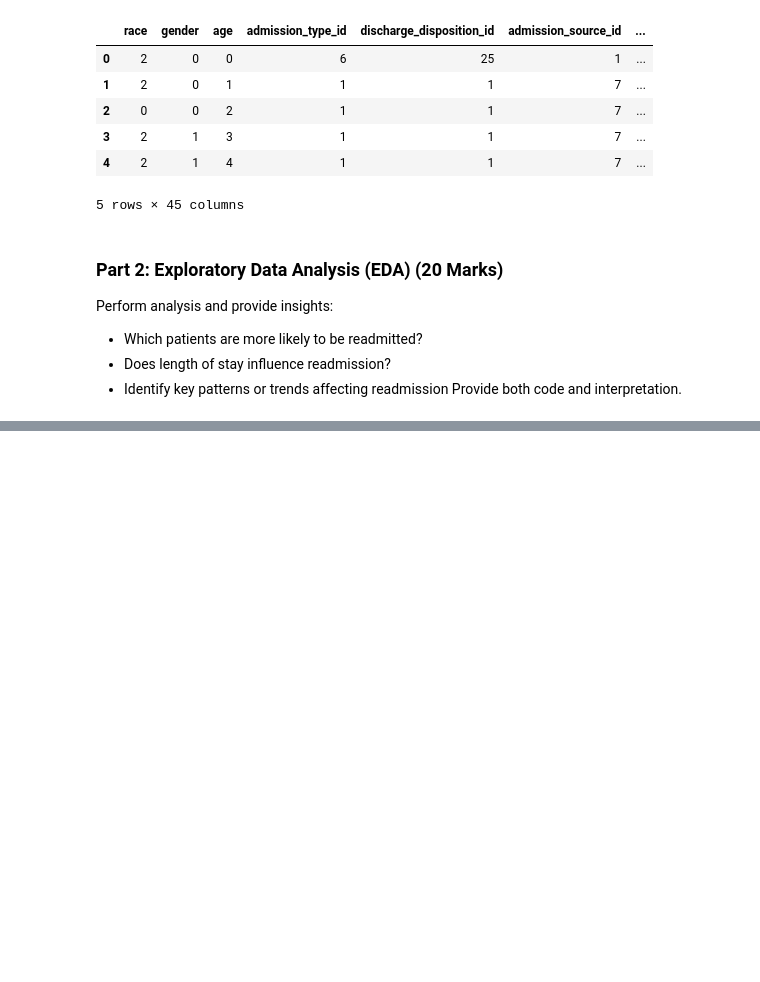
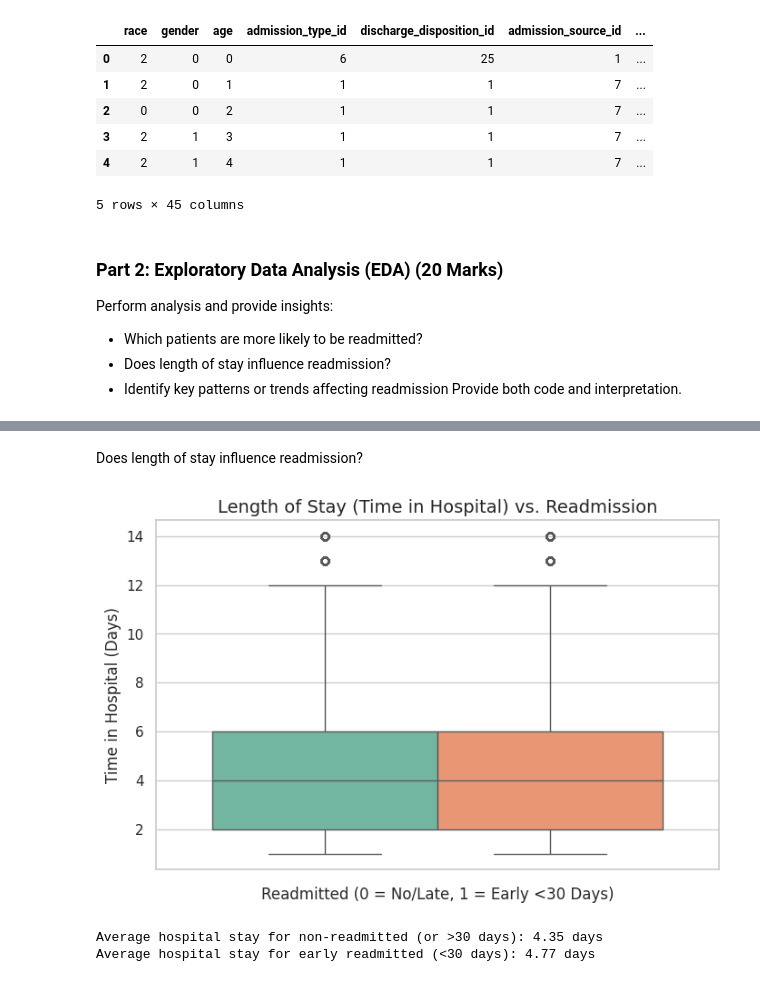
Before and after one commit to emadadnan000/SMIT-AI-DS, a Jupyter notebook: Final Exam.ipynb, the cells around one changed output, grey strips where cells are left out. Saved outputs shown, nothing was run; the diff lists cells and outputs as text; code cells hidden in the pictures; blank space fills up the shorter version.

```diff
--- a/Final Exam.ipynb
+++ b/Final Exam.ipynb
@@ -181,0 +186,22 @@ Provide both code and interpretation.
+# %%
+import matplotlib.pyplot as plt
+import seaborn as sns
+
+sns.set_theme(style="whitegrid")
+# %% [markdown]
+Does length of stay influence readmission?
+# %%
+plt.figure(figsize=(8, 5))
+sns.boxplot(hue='readmitted', y='time_in_hospital', data=df, palette='Set2',legend=False)
+plt.title('Length of Stay (Time in Hospital) vs. Readmission', fontsize=14)
+plt.xlabel('Readmitted (0 = No/Late, 1 = Early <30 Days)', fontsize=12)
+plt.ylabel('Time in Hospital (Days)', fontsize=12)
+plt.show()
+
+mean_stay = df.groupby('readmitted')['time_in_hospital'].mean()
+print(f"Average hospital stay for non-readmitted (or >30 days): {mean_stay[0]:.2f} days")
+print(f"Average hospital stay for early readmitted (<30 days): {mean_stay[1]:.2f} days")
+# %% [output]
+[figure, added]
+Average hospital stay for non-readmitted (or >30 days): 4.35 days
+Average hospital stay for early readmitted (<30 days): 4.77 days
```
Also changed, not shown: parts of 30 cells of this notebook.
